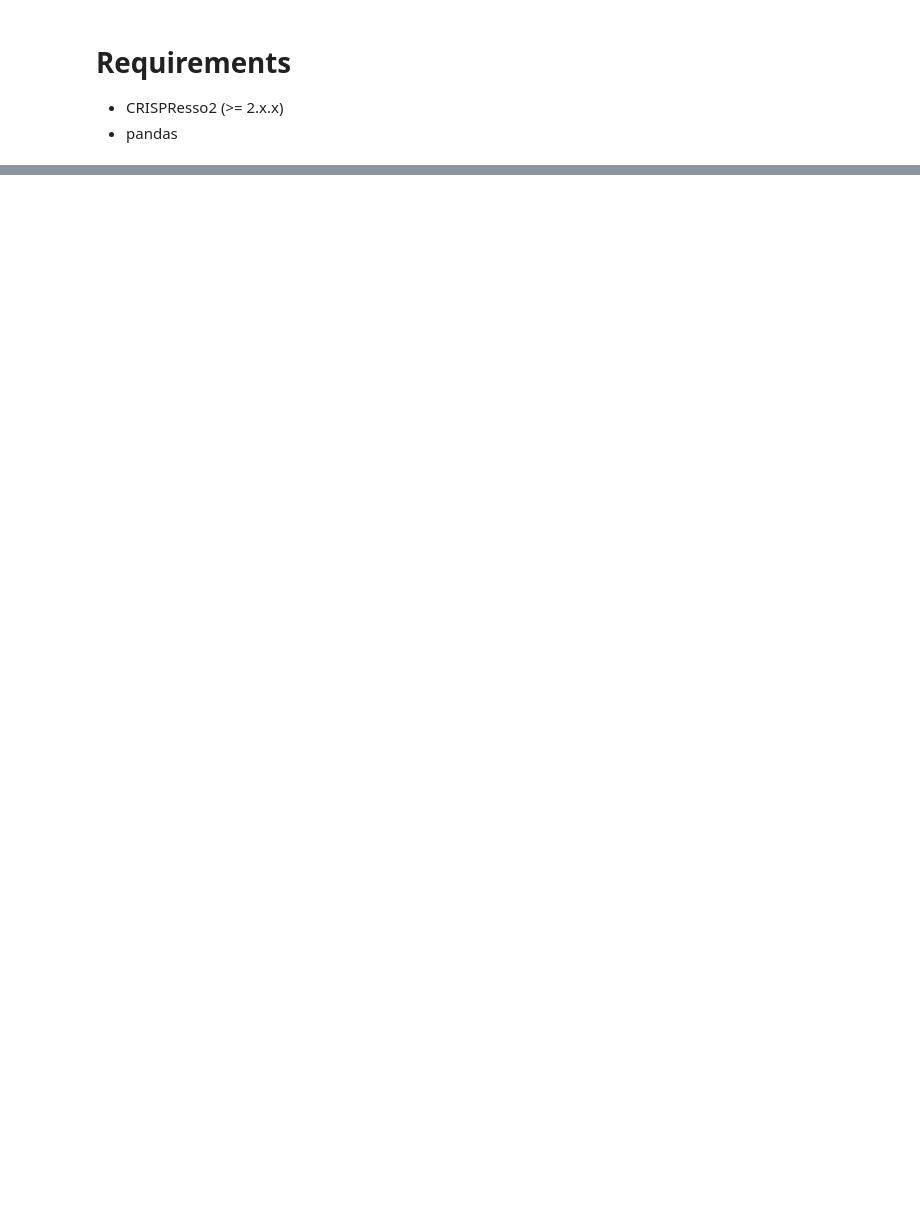
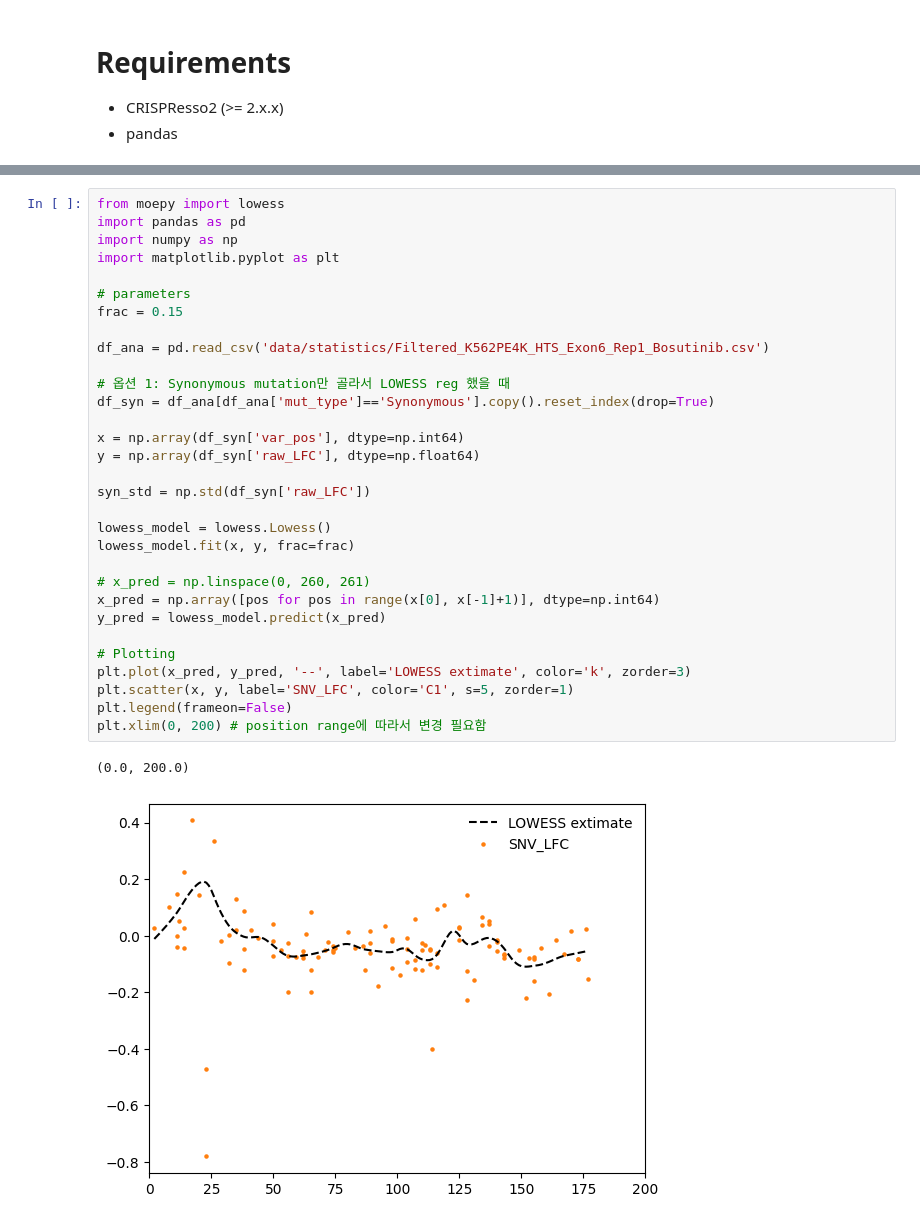
Before and after one commit to Goosang-Yu/CML_VUS, a Jupyter notebook: SupplementaryCode4/SupplementaryCode4_SynPrime_analysis.ipynb, the cells around one changed output, grey strips where cells are left out. Drawn from its saved outputs; the diff is of its cells as text; blank space fills up the shorter version.

```diff
--- a/SupplementaryCode4/SupplementaryCode4_SynPrime_analysis.ipynb
+++ b/SupplementaryCode4/SupplementaryCode4_SynPrime_analysis.ipynb
@@ -172,0 +230,34 @@ df_merge
+# %%
+from moepy import lowess
+import pandas as pd
+import numpy as np
+import matplotlib.pyplot as plt
+
+# parameters
+frac = 0.15
+
+df_ana = pd.read_csv('data/statistics/Filtered_K562PE4K_HTS_Exon6_Rep1_Bosutinib.csv')
+
+# 옵션 1: Synonymous mutation만 골라서 LOWESS reg 했을 때
+df_syn = df_ana[df_ana['mut_type']=='Synonymous'].copy().reset_index(drop=True)
+
+x = np.array(df_syn['var_pos'], dtype=np.int64)
+y = np.array(df_syn['raw_LFC'], dtype=np.float64)
+
+syn_std = np.std(df_syn['raw_LFC'])
+
+lowess_model = lowess.Lowess()
+lowess_model.fit(x, y, frac=frac)
+
+# x_pred = np.linspace(0, 260, 261)
+x_pred = np.array([pos for pos in range(x[0], x[-1]+1)], dtype=np.int64)
+y_pred = lowess_model.predict(x_pred)
+
+# Plotting
+plt.plot(x_pred, y_pred, '--', label='LOWESS extimate', color='k', zorder=3)
+plt.scatter(x, y, label='SNV_LFC', color='C1', s=5, zorder=1)
+plt.legend(frameon=False)
+plt.xlim(0, 200) # position range에 따라서 변경 필요함
+# %% [output]
+(0.0, 200.0)
+[figure, added]
```
Also changed, not shown: parts of 22 cells of this notebook, 1 other file.
